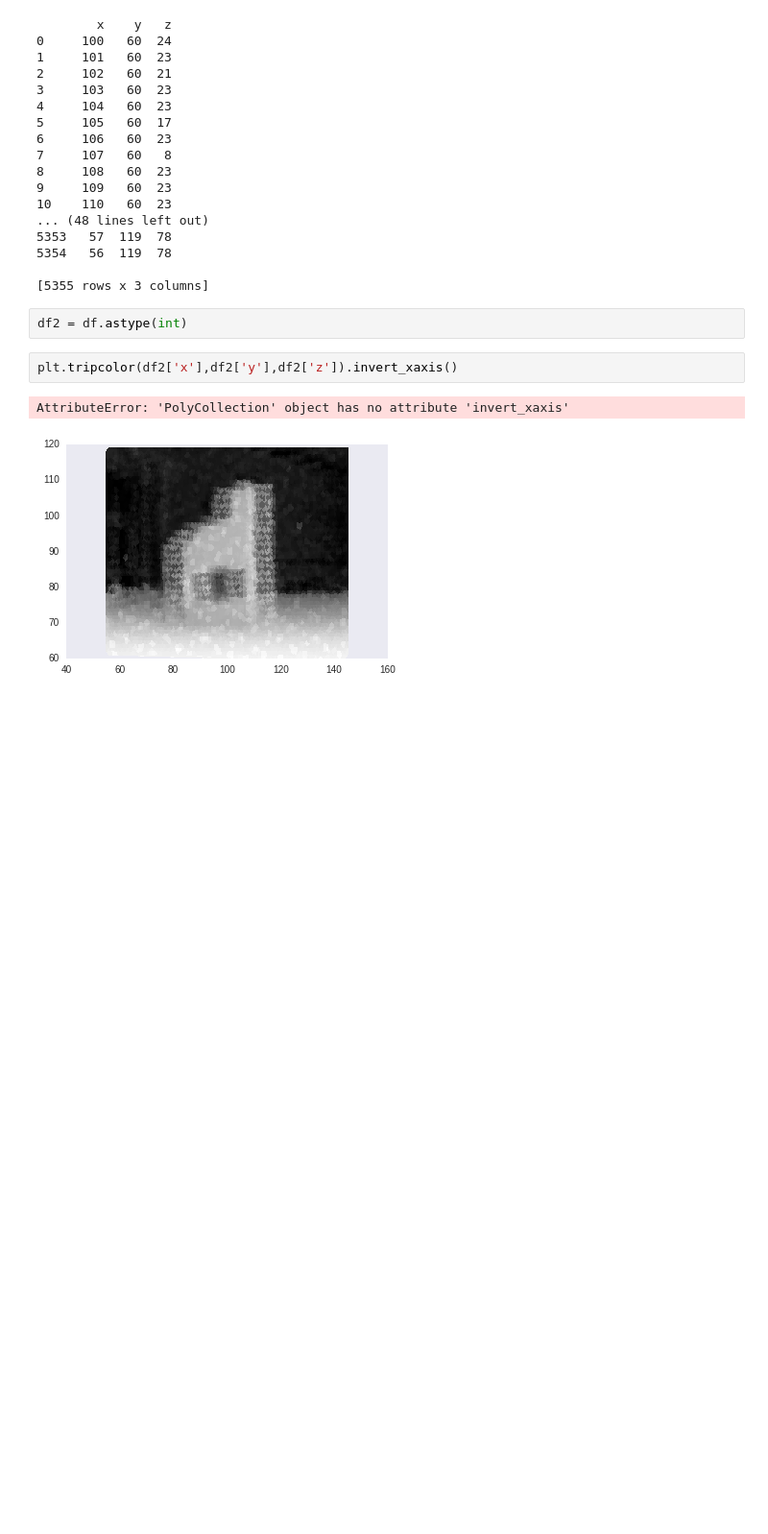
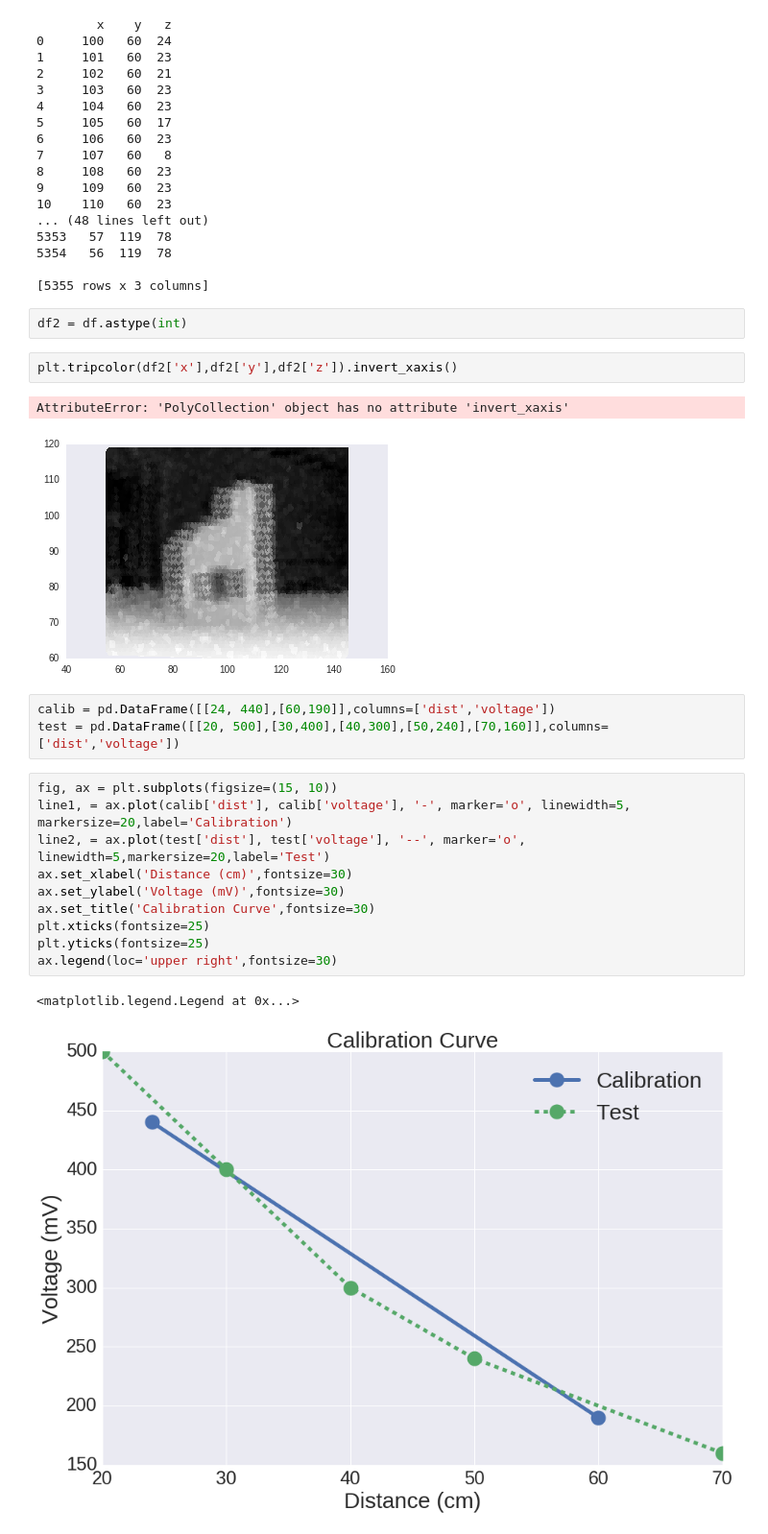
Before and after one commit to jaredbriskman/PoELab2, a Jupyter notebook: roughvis.ipynb, the cells around one changed output. Shown at 96% size. Saved outputs shown, nothing was run; the diff lists cells and outputs as text; blank space fills up the shorter version.

Commit message:
Adds calibration curve plot

```diff
--- a/roughvis.ipynb
+++ b/roughvis.ipynb
@@ -103,3 +103,19 @@ plt.tripcolor(df2['x'],df2['y'],df2['z']).invert_xaxis()
 # %% [output]
 AttributeError: 'PolyCollection' object has no attribute 'invert_xaxis'
 [figure]
+# %%
+calib = pd.DataFrame([[24, 440],[60,190]],columns=['dist','voltage'])
+test = pd.DataFrame([[20, 500],[30,400],[40,300],[50,240],[70,160]],columns=['dist','voltage'])
+# %%
+fig, ax = plt.subplots(figsize=(15, 10))
+line1, = ax.plot(calib['dist'], calib['voltage'], '-', marker='o', linewidth=5, markersize=20,label='Calibration')
+line2, = ax.plot(test['dist'], test['voltage'], '--', marker='o', linewidth=5,markersize=20,label='Test')
+ax.set_xlabel('Distance (cm)',fontsize=30)
+ax.set_ylabel('Voltage (mV)',fontsize=30)
+ax.set_title('Calibration Curve',fontsize=30)
+plt.xticks(fontsize=25)
+plt.yticks(fontsize=25)
+ax.legend(loc='upper right',fontsize=30)
+# %% [output]
+<matplotlib.legend.Legend at 0x...>
+[figure, added]
```
